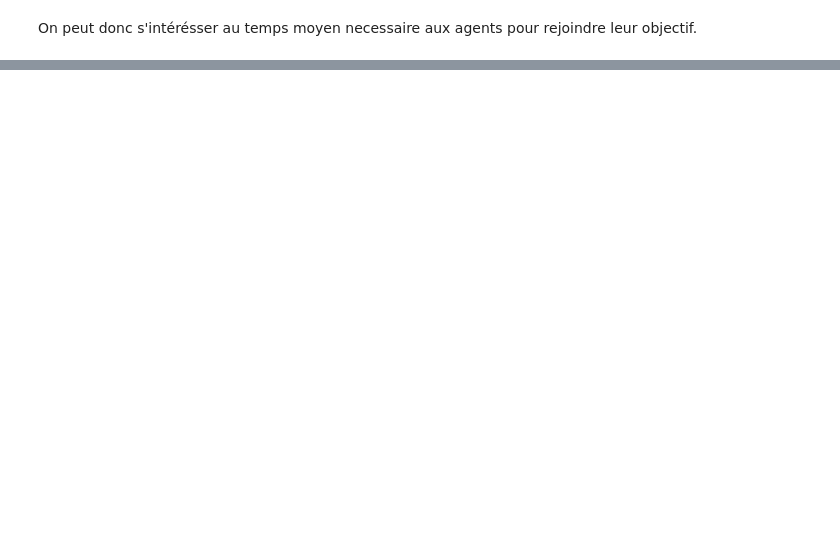
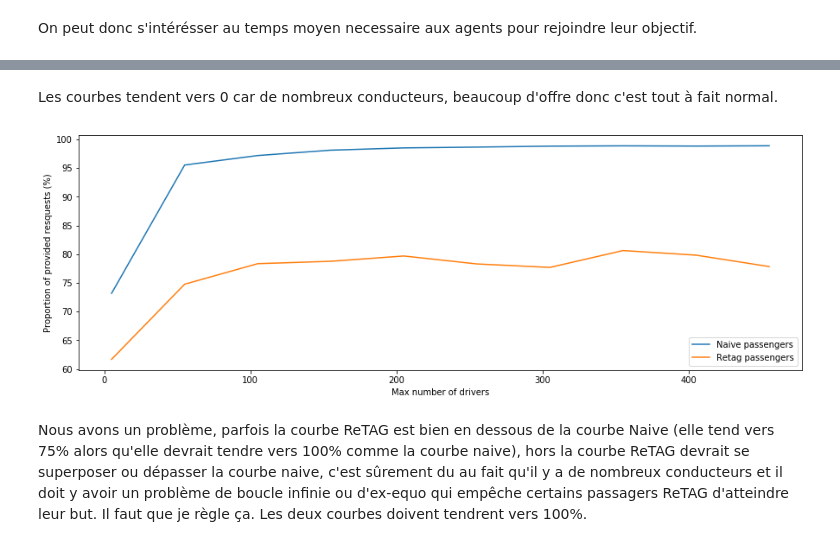
Before and after one commit to cristal-smac/mas_basics, a Jupyter notebook: mas_transportation_paper_fr.ipynb, the cells around one changed output, grey strips where cells are left out. Cells and saved outputs as stored; diff of their text form; code cells hidden in the pictures; blank space fills up the shorter version.

```diff
--- a/mas_transportation_paper_fr.ipynb
+++ b/mas_transportation_paper_fr.ipynb
@@ -779,0 +833,17 @@ plt.show()
+# %% [markdown]
+Les courbes tendent vers 0 car de nombreux conducteurs, beaucoup d'offre donc c'est tout à fait normal.
+# %%
+f = plt.figure(figsize=(15, 5))
+plt.plot(MAX_NB_DRIVERS,provided_requests_percent_naive,label = 'Naive passengers')
+plt.plot(MAX_NB_DRIVERS,provided_requests_percent_retag,label = 'Retag passengers')
+
+
+plt.xlabel('Max number of drivers')
+plt.ylabel("Proportion of provided resquests (%)")
+plt.legend()
+plt.show()
+# %% [output]
+[figure, added]
+# %% [markdown]
+Nous avons un problème, parfois la courbe ReTAG est bien en dessous de la courbe Naive (elle tend vers 75% alors qu'elle devrait tendre vers 100% comme la courbe naive), hors la courbe ReTAG devrait se superposer ou dépasser la courbe naive, c'est sûrement du au fait qu'il y a de nombreux conducteurs et il doit y avoir un problème de boucle infinie ou d'ex-equo qui empêche certains passagers ReTAG d'atteindre leur but. Il faut que je règle ça.
+Les deux courbes doivent tendrent vers 100%.
```
Also changed, not shown: parts of 29 cells of this notebook.
